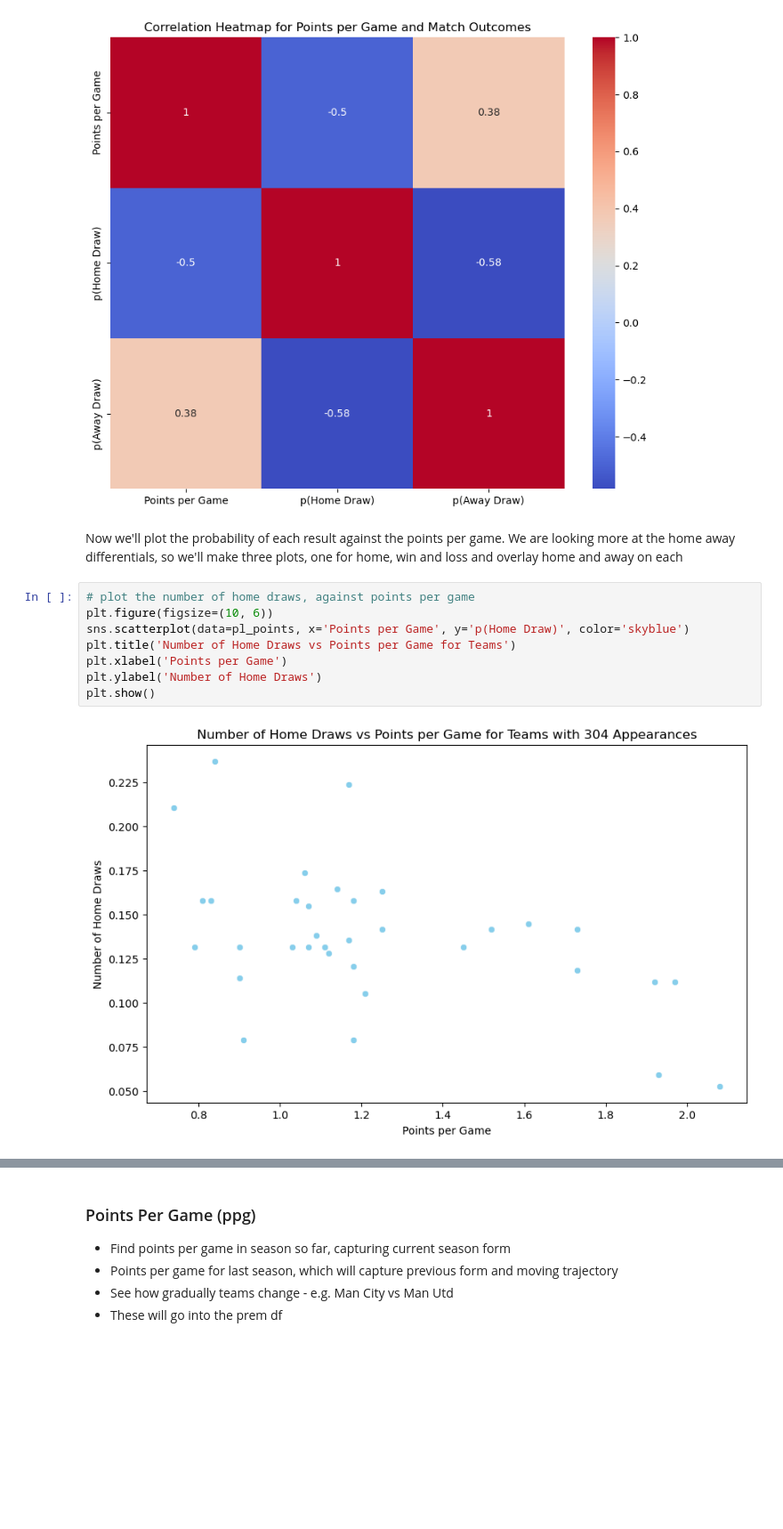
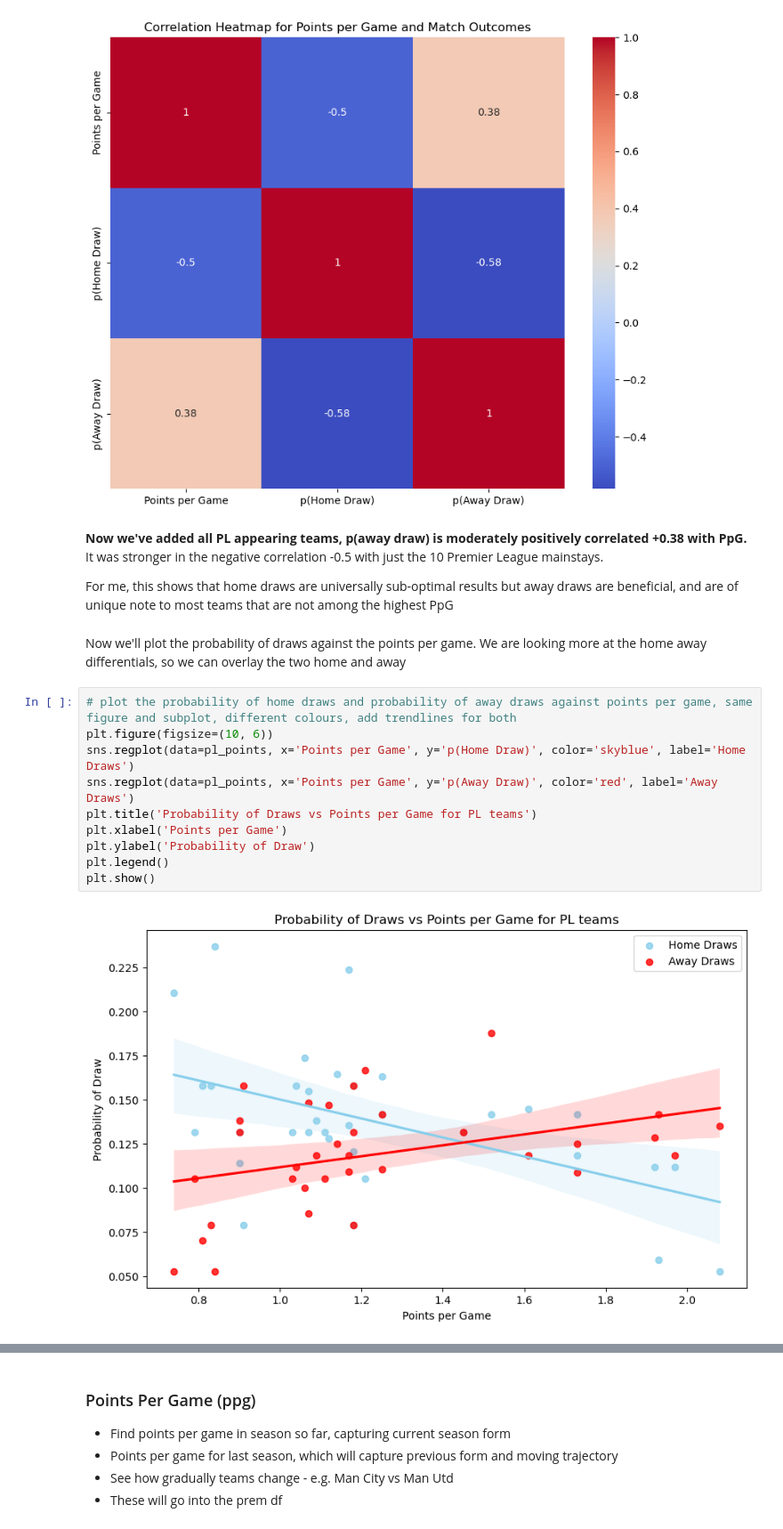
Before and after one commit to tjjdoherty/football-project-mvp, a Jupyter notebook: intro_clean_eda.ipynb, the cells around one changed output, grey strips where cells are left out. Shown at 89% size. Cells and saved outputs as stored; diff of their text form; blank space fills up the shorter version.

```diff
--- a/intro_clean_eda.ipynb
+++ b/intro_clean_eda.ipynb
@@ -1155,15 +1156,21 @@ plt.title('Correlation Heatmap for Points per Game and Match Outcomes')
 plt.show()
 # %% [output]
 [figure]
+# %% [markdown]
+**Now we've added all PL appearing teams, p(away draw) is moderately positively correlated +0.38 with PpG.** It was stronger in the negative correlation -0.5 with just the 10 Premier League mainstays.
+
+For me, this shows that home draws are universally sub-optimal results but away draws are beneficial, and are of unique note to most teams that are not among the highest PpG
 # %% [markdown]
-Now we'll plot the probability of each result against the points per game. We are looking more at the home away differentials, so we'll make three plots, one for home, win and loss and overlay home and away on each
+Now we'll plot the probability of draws against the points per game. We are looking more at the home away differentials, so we can overlay the two home and away
 # %%
-# plot the number of home draws, against points per game
+# plot the probability of home draws and probability of away draws against points per game, same figure and subplot, different colours, add trendlines for both
 plt.figure(figsize=(10, 6))
-sns.scatterplot(data=pl_points, x='Points per Game', y='p(Home Draw)', color='skyblue')
-plt.title('Number of Home Draws vs Points per Game for Teams')
+sns.regplot(data=pl_points, x='Points per Game', y='p(Home Draw)', color='skyblue', label='Home Draws')
+sns.regplot(data=pl_points, x='Points per Game', y='p(Away Draw)', color='red', label='Away Draws')
+plt.title('Probability of Draws vs Points per Game for PL teams')
 plt.xlabel('Points per Game')
-plt.ylabel('Number of Home Draws')
+plt.ylabel('Probability of Draw')
+plt.legend()
 plt.show()
 # %% [output]
-[figure, old version]
+[figure, new version]
```
Also changed, not shown: parts of 10 cells of this notebook, 2 other files.
